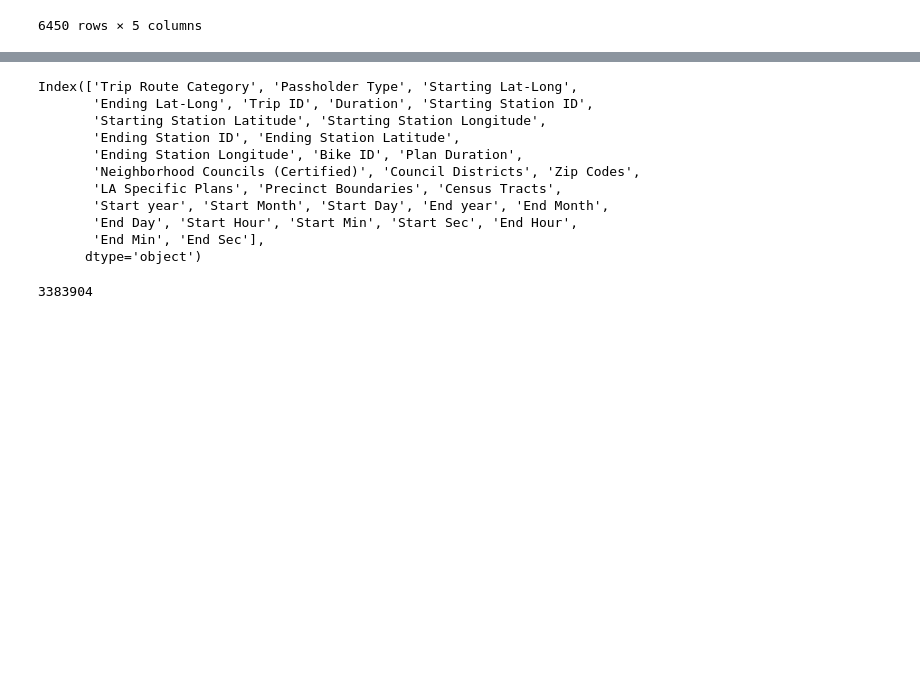
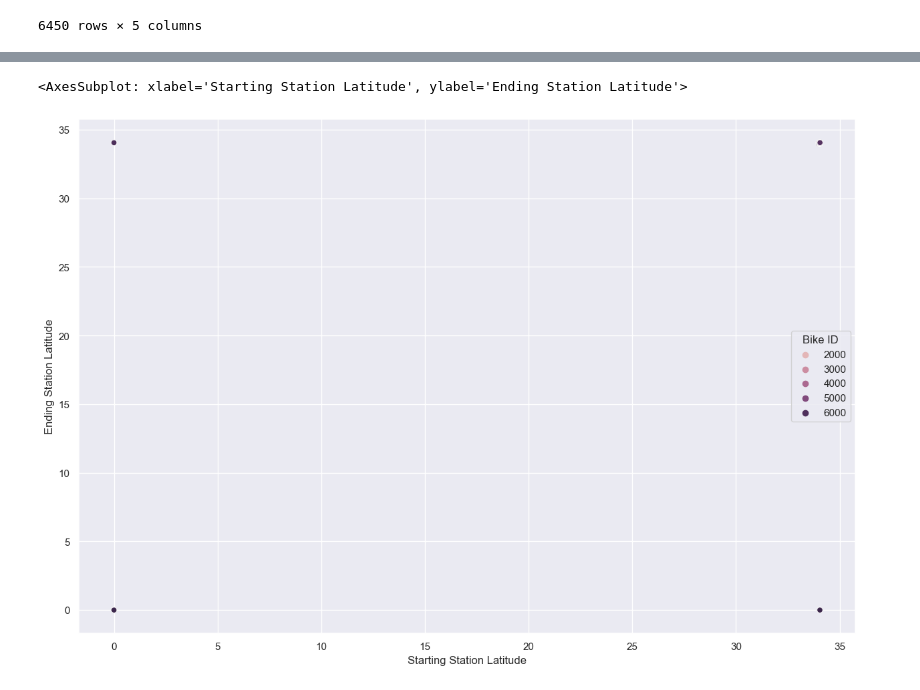
Before and after one commit to Sugandaram/metro-bike-share-trip-data_Omdena-LosAngeles, a Jupyter notebook: metro-bike-share-trip-data.ipynb, the cells around one changed output, grey strips where cells are left out. Drawn from its saved outputs; the diff is of its cells as text; code cells hidden in the pictures; blank space fills up the shorter version.

```diff
--- a/metro-bike-share-trip-data.ipynb
+++ b/metro-bike-share-trip-data.ipynb
@@ -661,0 +696,5 @@ MB5[['Starting Station Latitude','Ending Station Latitude', 'Starting Station Lo
+# %%
+sns.scatterplot(x='Starting Station Latitude',y='Ending Station Latitude',data=MB5,hue='Bike ID')
+# %% [output]
+<AxesSubplot: xlabel='Starting Station Latitude', ylabel='Ending Station Latitude'>
+[figure, added]
@@ -663,21 +704,3 @@ MB5[['Starting Station Latitude','Ending Station Latitude', 'Starting Station Lo
 from sklearn.model_selection import train_test_split
 # %%
 train, test =train_test_split(MB5, test_size = 0.20, random_state = 0)
-# %%
-train.columns
-# %% [output]
-Index(['Trip Route Category', 'Passholder Type', 'Starting Lat-Long',
-       'Ending Lat-Long', 'Trip ID', 'Duration', 'Starting Station ID',
-       'Starting Station Latitude', 'Starting Station Longitude',
-       'Ending Station ID', 'Ending Station Latitude',
-       'Ending Station Longitude', 'Bike ID', 'Plan Duration',
-       'Neighborhood Councils (Certified)', 'Council Districts', 'Zip Codes',
-       'LA Specific Plans', 'Precinct Boundaries', 'Census Tracts',
-       'Start year', 'Start Month', 'Start Day', 'End year', 'End Month',
-       'End Day', 'Start Hour', 'Start Min', 'Start Sec', 'End Hour',
-       'End Min', 'End Sec'],
-      dtype='object')
-# %%
-train.size
-# %% [output]
-3383904
```
Also changed, not shown: parts of 15 cells of this notebook.
